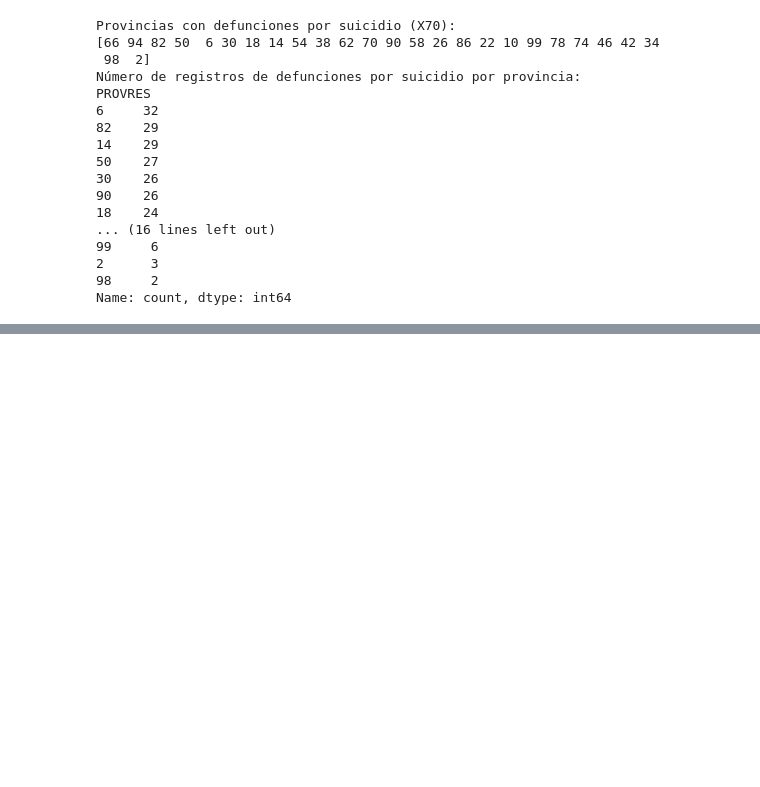
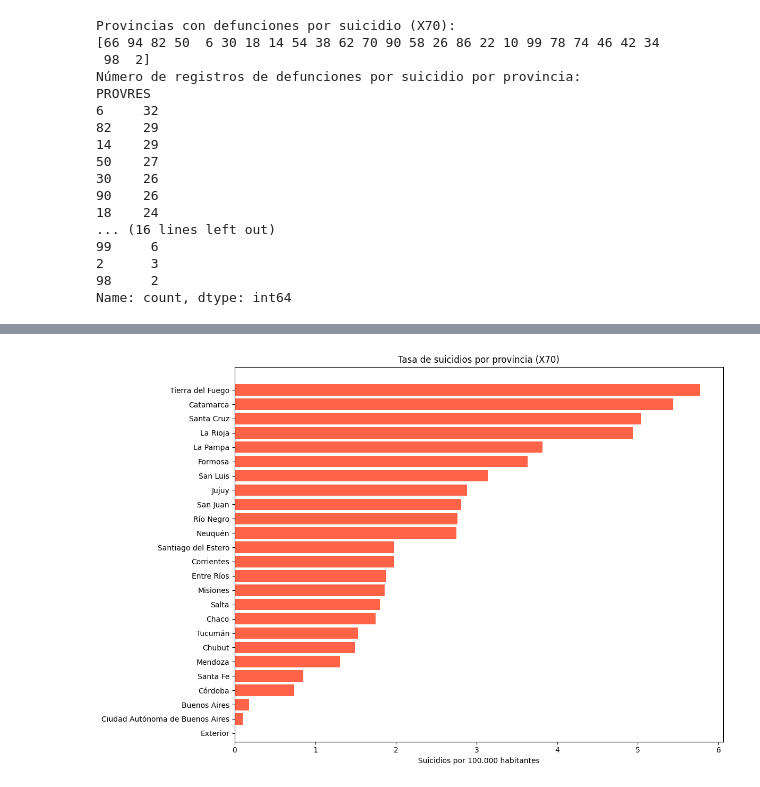
Before and after one commit to carlaberon/tp-ciencia-de-datos, a Jupyter notebook: analisis-datos.ipynb, the cells around one changed output, grey strips where cells are left out. Drawn from its saved outputs; the diff is of its cells as text; code cells hidden in the pictures; blank space fills up the shorter version.

```diff
--- a/analisis-datos.ipynb
+++ b/analisis-datos.ipynb
@@ -139,0 +195,13 @@ Name: count, dtype: int64
+# %%
+import matplotlib.pyplot as plt
+
+# Este script supone que df_ordenado ya fue creado
+plt.figure(figsize=(12, 8))
+plt.barh(df_ordenado["provincia"], df_ordenado["tasa_por_100k"], color="tomato")
+plt.xlabel("Suicidios por 100.000 habitantes")
+plt.title("Tasa de suicidios por provincia (X70)")
+plt.gca().invert_yaxis()
+plt.tight_layout()
+plt.show()
+# %% [output]
+[figure, added]
```
Also changed, not shown: parts of 1 cell of this notebook.
